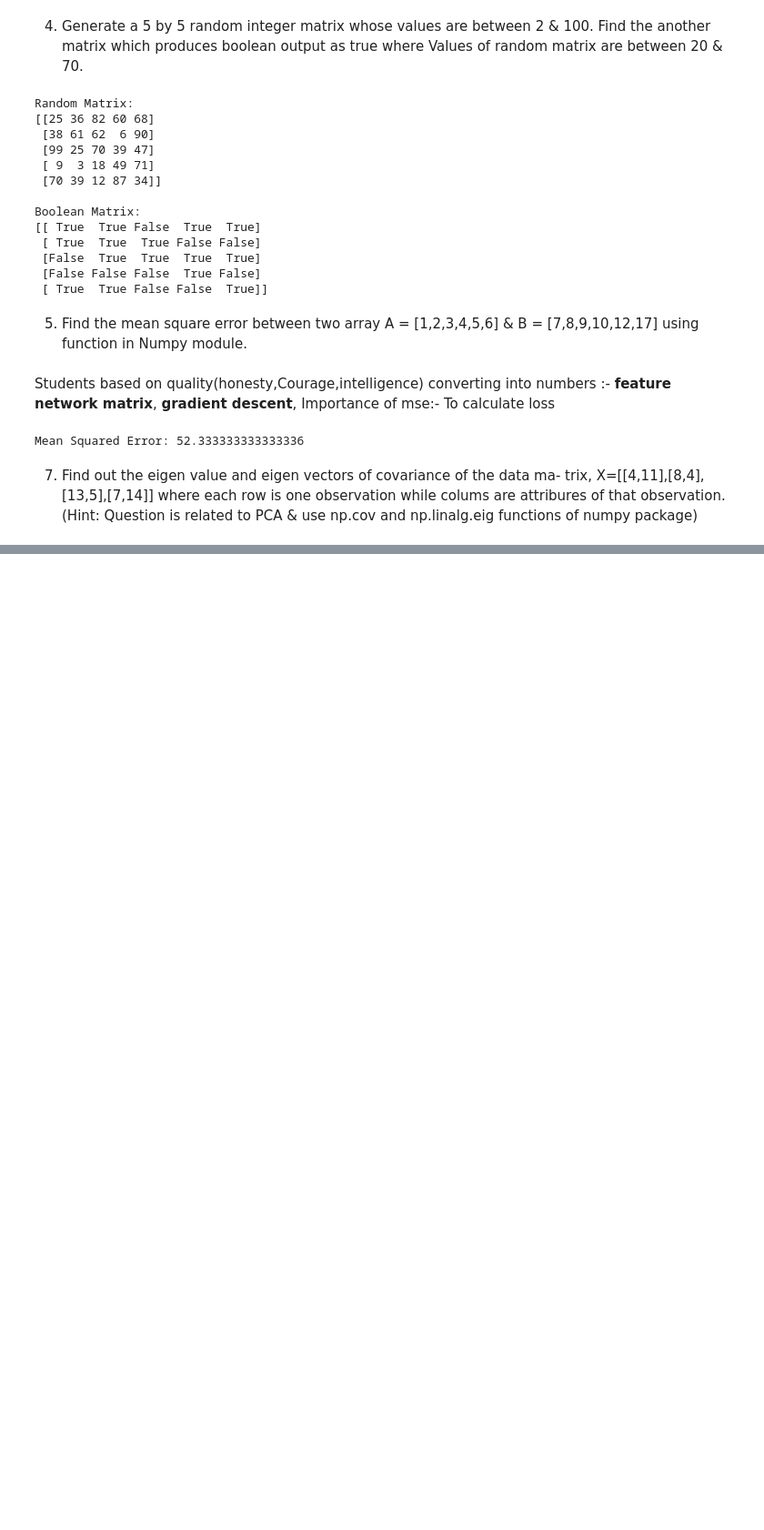
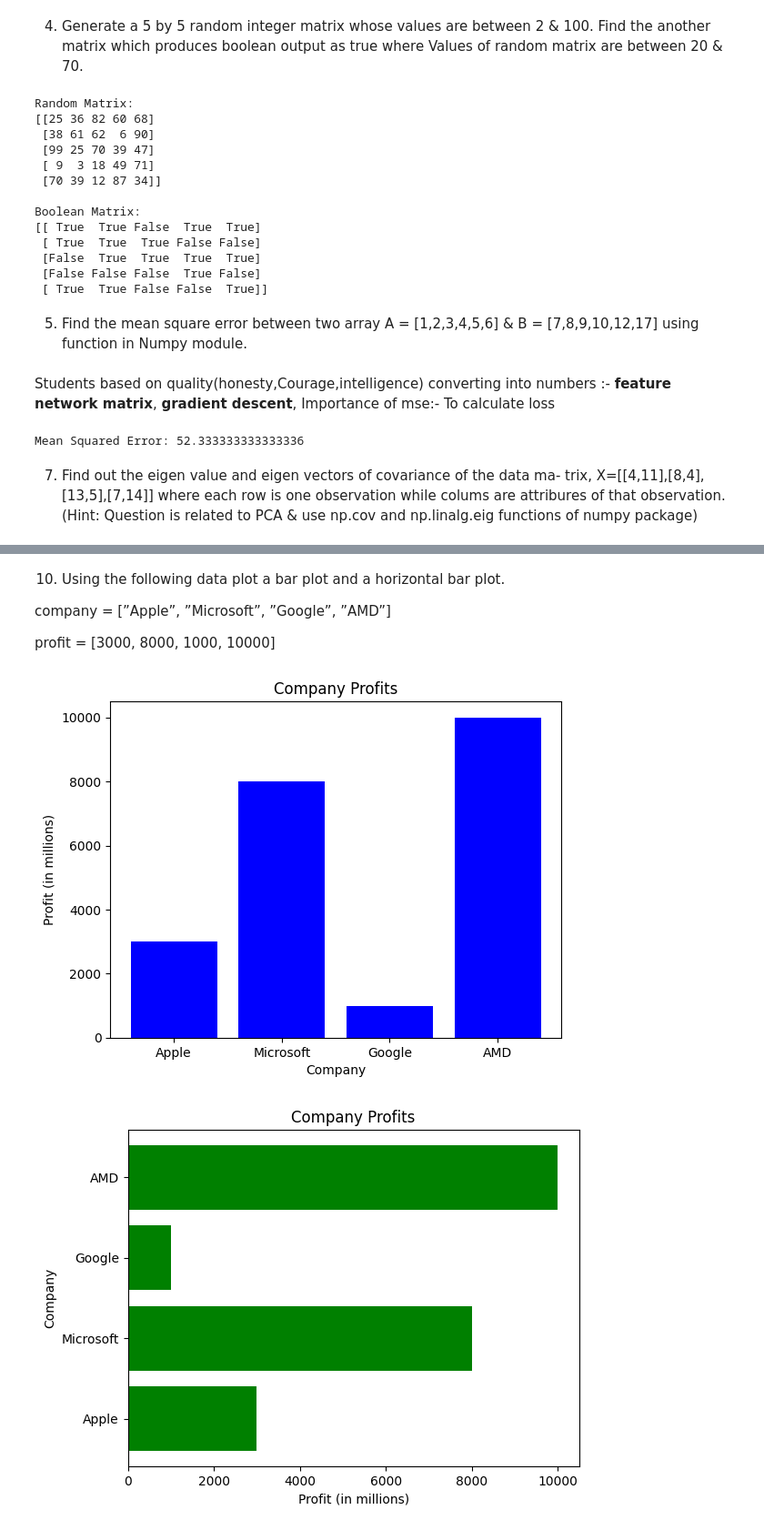
Before and after one commit to Vanshika-goyal1/AI-Lab, a Jupyter notebook: Ass2.ipynb, the cells around one changed output, grey strips where cells are left out. Shown: that part at 91% size. Saved outputs shown, nothing was run; the diff lists cells and outputs as text; code cells hidden in the pictures; blank space fills up the shorter version.

Commit message:
Assignment-2 using Pandas

```diff
--- a/Ass2.ipynb
+++ b/Ass2.ipynb
@@ -157,0 +287,31 @@ PCA & use np.cov and np.linalg.eig functions of numpy package)
+# %% [markdown]
+10. Using the following data plot a bar plot and a horizontal bar plot.
+
+company = [”Apple”, ”Microsoft”, ”Google”, ”AMD”]
+
+profit = [3000, 8000, 1000, 10000]
+# %%
+import matplotlib.pyplot as plt
+
+# Data for plotting
+company = ["Apple", "Microsoft", "Google", "AMD"]
+profit = [3000, 8000, 1000, 10000]
+
+# Plotting a vertical bar plot
+# plt.figure(figsize=(10, 5))
+plt.bar(company, profit, color='blue')
+plt.xlabel('Company')
+plt.ylabel('Profit (in millions)')
+plt.title('Company Profits')
+plt.show()
+
+# Plotting a horizontal bar plot
+# plt.figure(figsize=(10, 5))
+plt.barh(company, profit, color='green')
+plt.xlabel('Profit (in millions)')
+plt.ylabel('Company')
+plt.title('Company Profits')
+plt.show()
+# %% [output]
+[figure, added]
+[figure, added]
```
Also changed, not shown: parts of 13 cells of this notebook.
